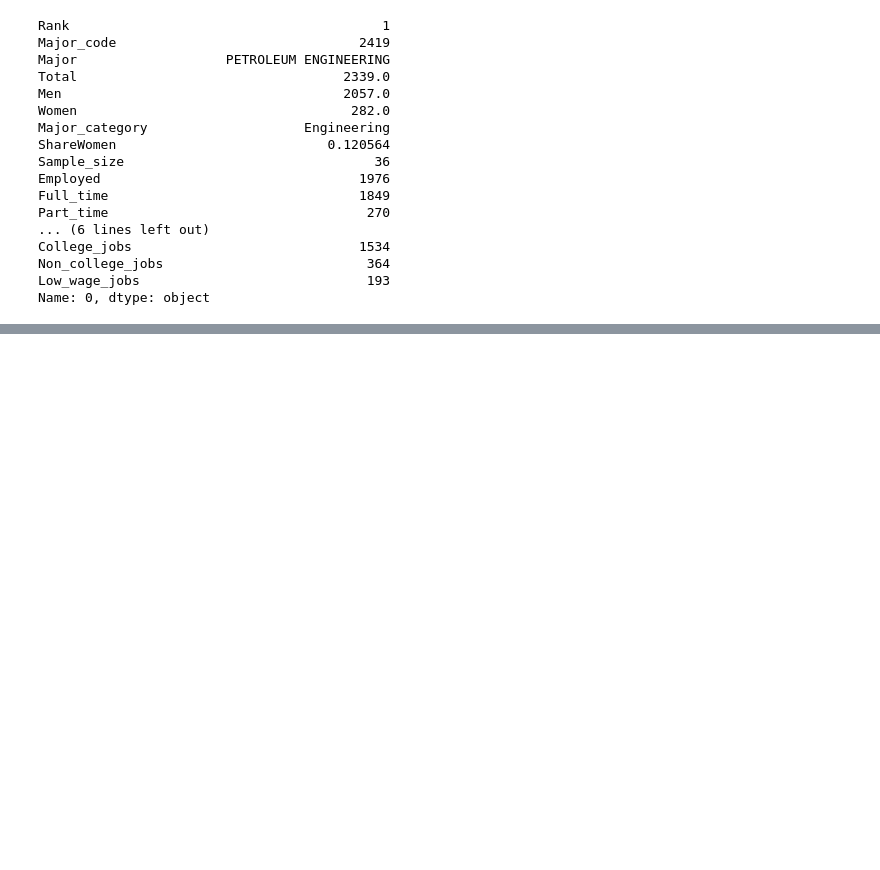
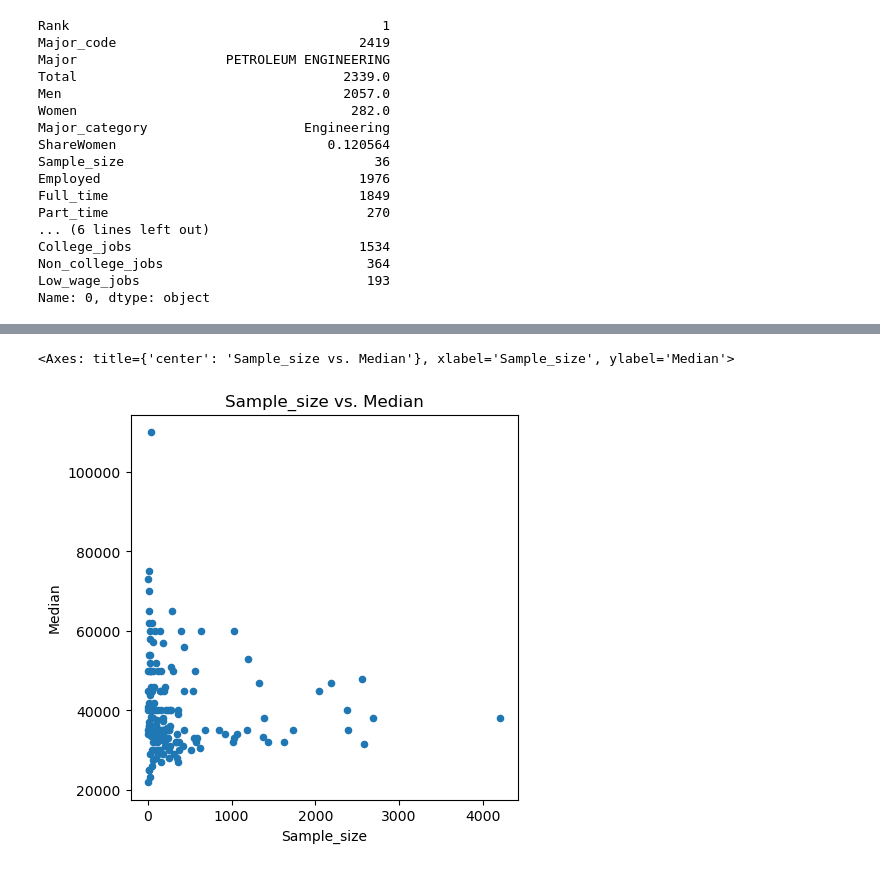
Before and after one commit to rabobahago/data_analytics_projects, a Jupyter notebook: visualizing_earnings_based_on_college_majors/main.ipynb, the cells around one changed output, grey strips where cells are left out. Saved outputs shown, nothing was run; the diff lists cells and outputs as text; code cells hidden in the pictures; blank space fills up the shorter version.

```diff
--- a/visualizing_earnings_based_on_college_majors/main.ipynb
+++ b/visualizing_earnings_based_on_college_majors/main.ipynb
@@ -89,0 +103,5 @@ raw_data_count
+# %%
+recent_grads.plot(x='Sample_size', y='Median', title = "Sample_size vs. Median" , kind='scatter', figsize=(5,5))
+# %% [output]
+<Axes: title={'center': 'Sample_size vs. Median'}, xlabel='Sample_size', ylabel='Median'>
+[figure, added]
```
Also changed, not shown: parts of 6 cells of this notebook.
